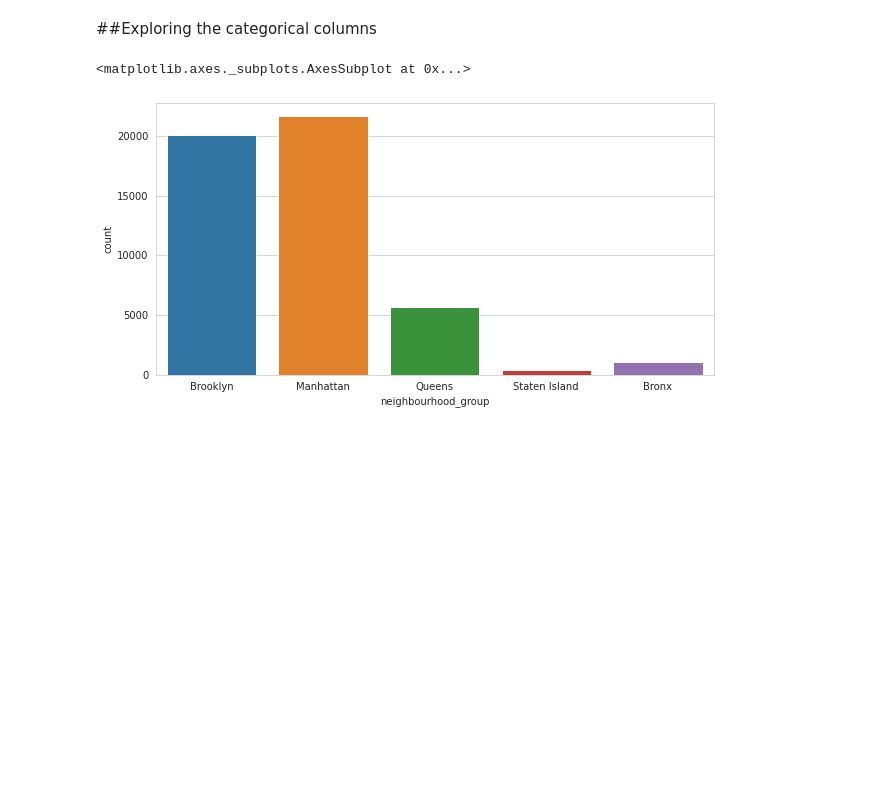
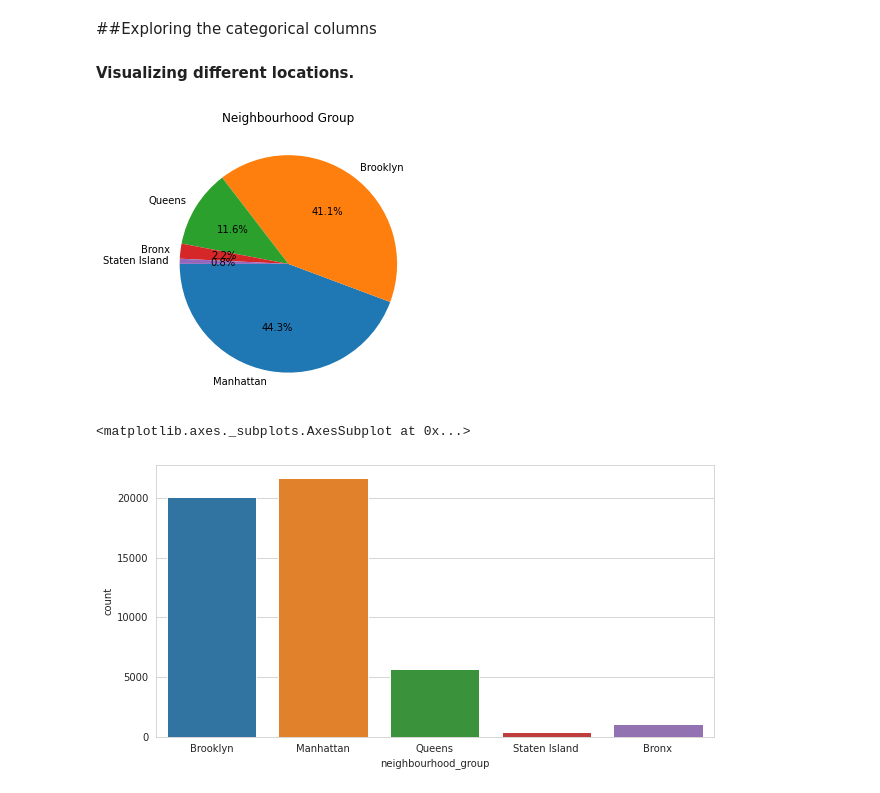
Before and after one commit to BhanuPShahi/Airbnb-Bookings-Analysis, a Jupyter notebook: Bhanu_Pratap_Shahi_24_02_2021_[ABTN0101]_AirBnB_Bookings_Analysis.ipynb, the cells around one changed output. Drawn from its saved outputs; the diff is of its cells as text; code cells hidden in the pictures; blank space fills up the shorter version.

```diff
--- a/Bhanu_Pratap_Shahi_24_02_2021_[ABTN0101]_AirBnB_Bookings_Analysis.ipynb
+++ b/Bhanu_Pratap_Shahi_24_02_2021_[ABTN0101]_AirBnB_Bookings_Analysis.ipynb
@@ -223,5 +267,14 @@ plt.show()
 # %% [markdown]
 ##Exploring the categorical columns
+# %% [markdown]
+**Visualizing different locations.**
+# %%
+plt.figure(figsize=(10,5))
+plt.title("Neighbourhood Group")
+g = plt.pie(airbnb_df.neighbourhood_group.value_counts(), labels=airbnb_df.neighbourhood_group.value_counts().index,autopct='%1.1f%%', startangle=180)
+plt.show()
+# %% [output]
+[figure, added]
 # %%
 #Visualising the data according to area
 plt.rcParams['figure.figsize'] = (10, 5)
```
Also changed, not shown: parts of 48 cells of this notebook.
